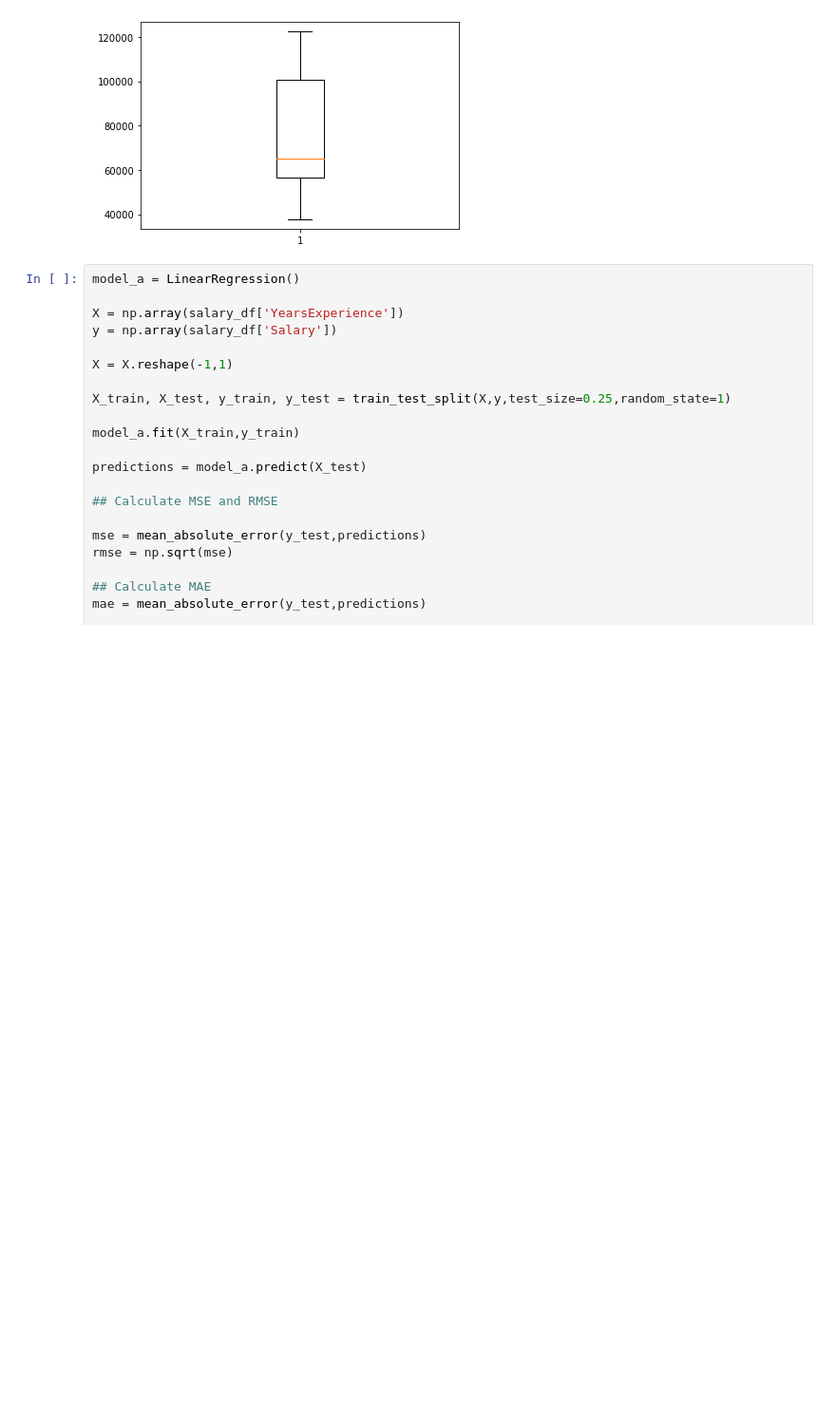
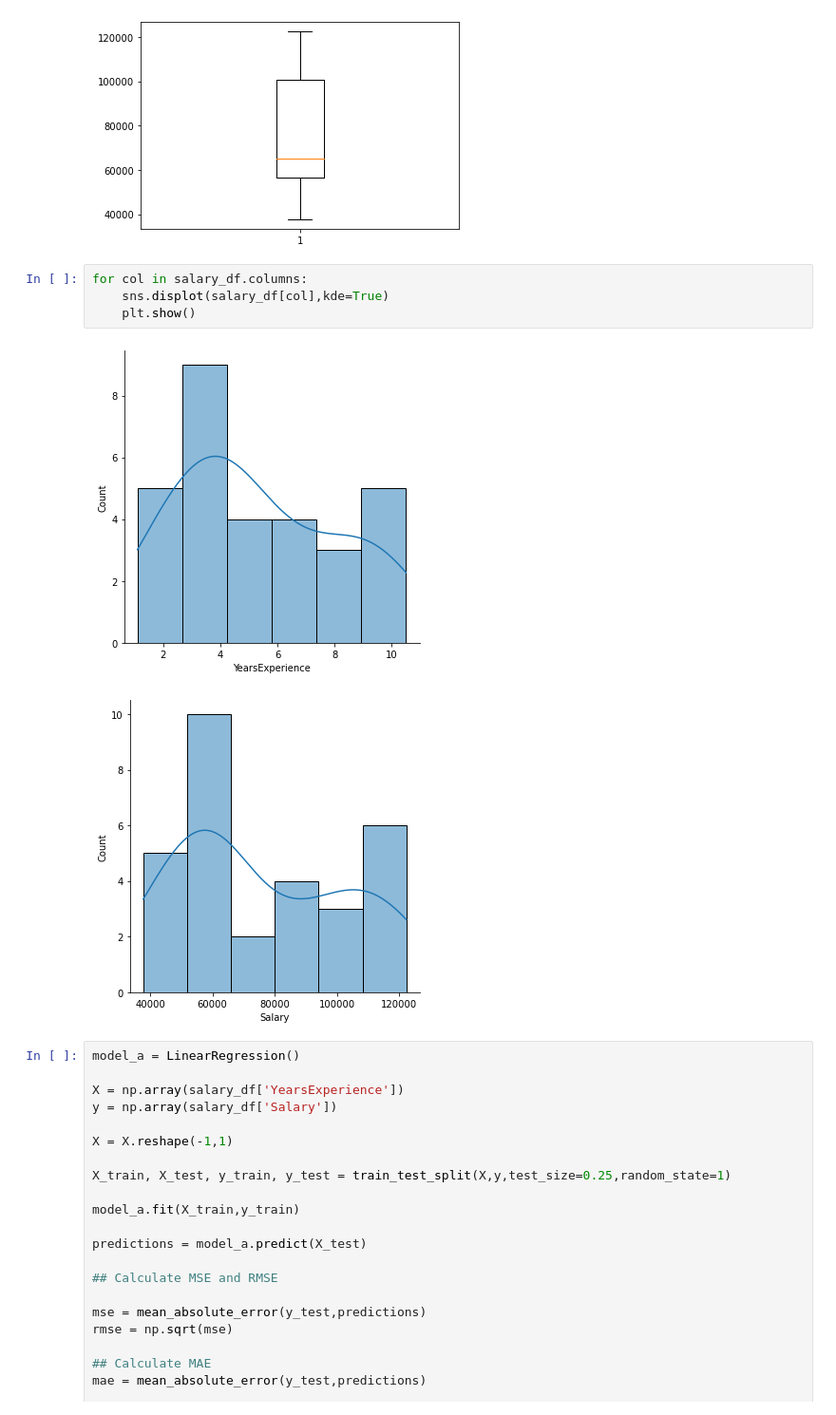
Before and after one commit to naveenverse/code, a Jupyter notebook: regression_analysis.ipynb, the cells around one changed output. Shown at 95% size. Saved outputs shown, nothing was run; the diff lists cells and outputs as text; blank space fills up the shorter version.

```diff
--- a/regression_analysis.ipynb
+++ b/regression_analysis.ipynb
@@ -175,6 +175,13 @@ Years of experience range:  9.4
 Salary range:  84660.0
 [figure]
 [figure]
+# %%
+for col in salary_df.columns:
+    sns.displot(salary_df[col],kde=True)
+    plt.show()
+# %% [output]
+[figure, added]
+[figure, added]
 # %%
 model_a = LinearRegression()
 
```
Also changed, not shown: parts of 12 cells of this notebook.
